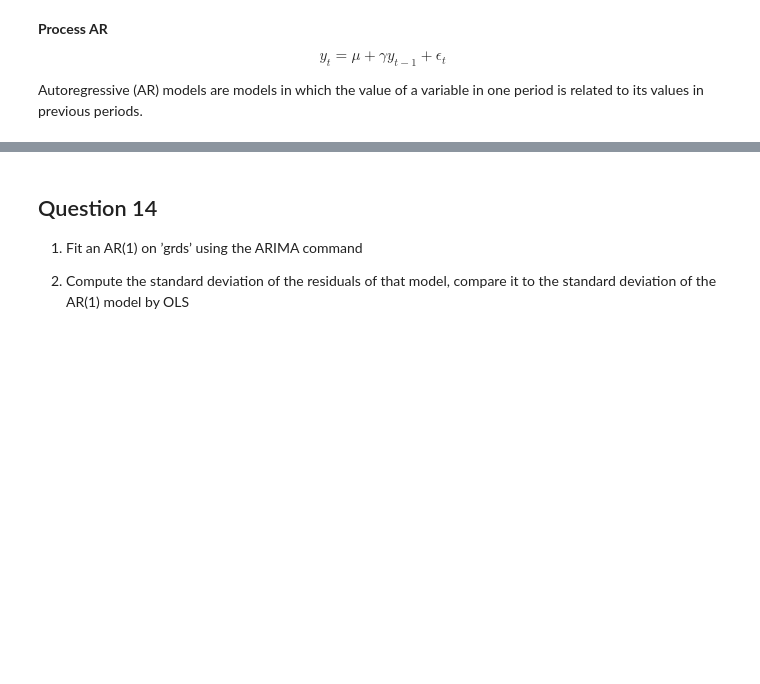
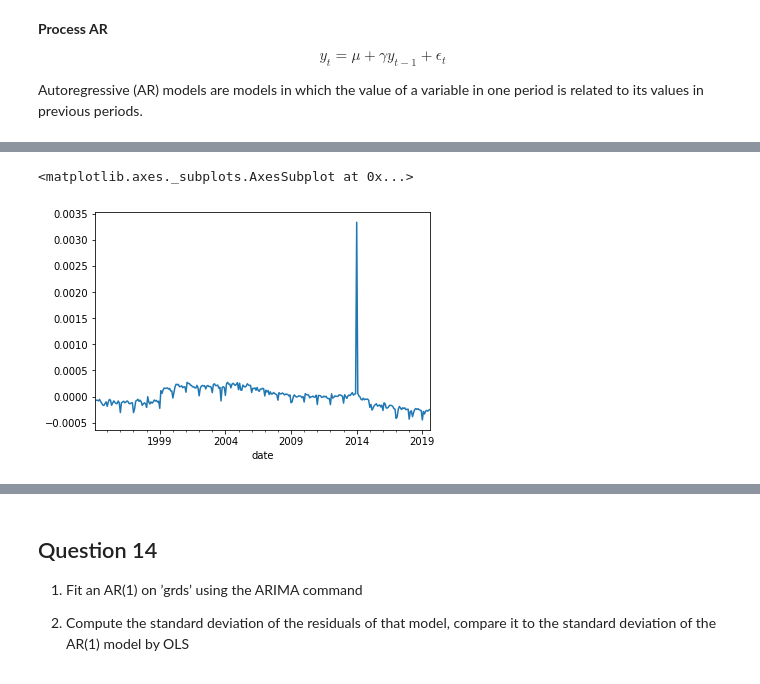
Before and after one commit to thomaspernet/PythonFinanceClass, a Jupyter notebook: QuantitativeFinance/Exam1.ipynb, the cells around one changed output, grey strips where cells are left out. Saved outputs shown, nothing was run; the diff lists cells and outputs as text; code cells hidden in the pictures; blank space fills up the shorter version.

```diff
--- a/QuantitativeFinance/Exam1.ipynb
+++ b/QuantitativeFinance/Exam1.ipynb
@@ -671,7 +706,7 @@ Manual creation of an AR(1) on the deseasonalized and demeaned growth rate.
 
 5. Compute the standad deviation of the residuals of the AR(1) created by OLS
 # %%
-df['grds1'] = df['grds'].shift(1)
+df['grdslag'] = df['grds'].shift(1)
 # %% [markdown]
 **Process AR**
 
@@ -686,0 +766,5 @@ olsAR1.summary()
+# %%
+df['grds'].plot()
+# %% [output]
+<matplotlib.axes._subplots.AxesSubplot at 0x...>
+[figure, added]
```
Also changed, not shown: parts of 19 cells of this notebook.
